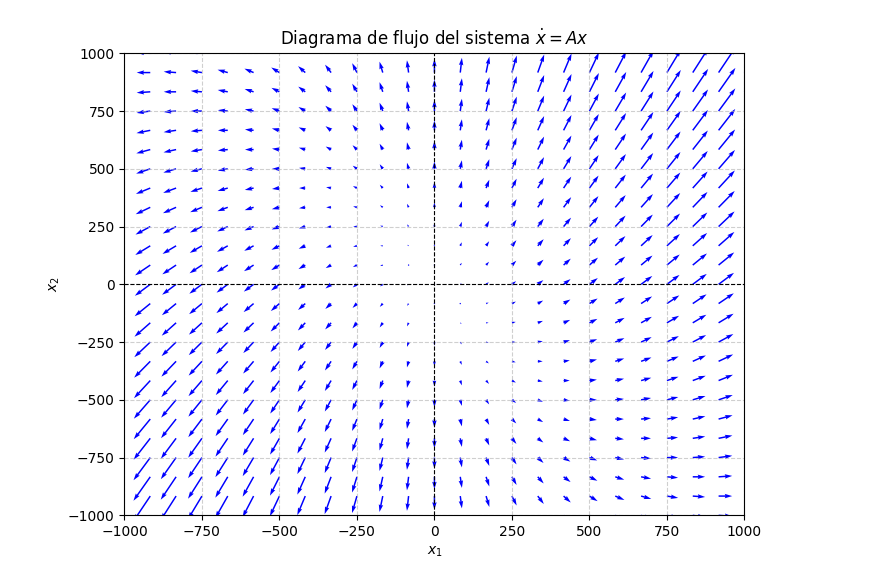
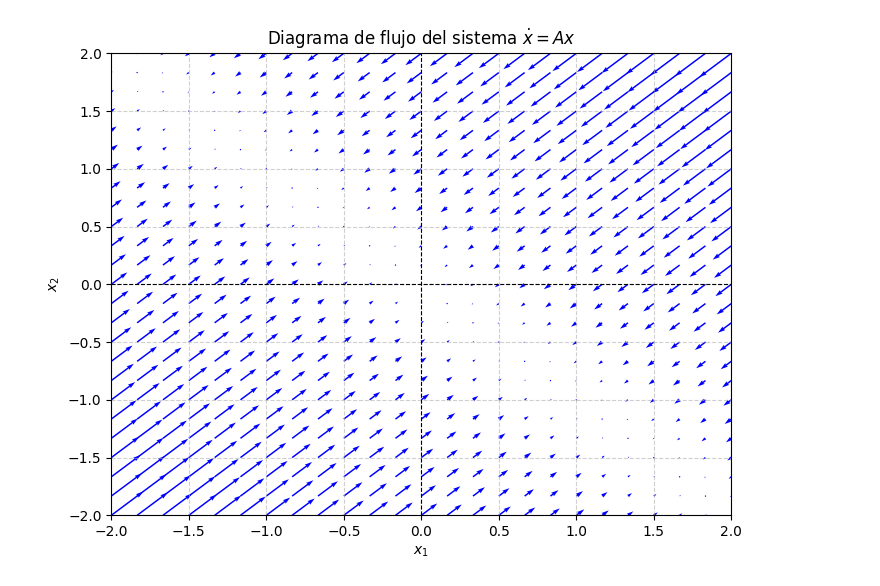
Before and after one commit to Kokemater/Computer_science_II, a Jupyter notebook: practices/repeated_practices/rk4_1_1/Edo_system_diagram.ipynb, the cells around one changed output. Drawn from its saved outputs; the diff is of its cells as text; code cells hidden in the pictures.

```diff
--- a/practices/repeated_practices/rk4_1_1/Edo_system_diagram.ipynb
+++ b/practices/repeated_practices/rk4_1_1/Edo_system_diagram.ipynb
@@ -9,34 +9,34 @@ def flujo_sistema(A, xlim=(-10, 10), ylim=(-1000, 1000), densidad=40):
     Args:
         A (np.ndarray): Matriz de coeficientes del sistema.
         xlim (tuple): Límites del eje x (min, max).
         ylim (tuple): Límites del eje y (min, max).
         densidad (int): Número de líneas de flujo por unidad de área.
     """
     # Generar un espacio de puntos en 2D
     x = np.linspace(xlim[0], xlim[1], densidad)
     y = np.linspace(ylim[0], ylim[1], densidad)
     X, Y = np.meshgrid(x, y)
 
     # Evaluar el campo vectorial
     U = A[0, 0] * X + A[0, 1] * Y
     V = A[1, 0] * X + A[1, 1] * Y
 
     # Crear la figura y el diagrama de flujo
     plt.figure(figsize=(8, 6))
     plt.quiver(X, Y, U, V, color="blue", angles="xy")
     plt.title("Diagrama de flujo del sistema $\dot{x} = A x$")
     plt.xlabel("$x_1$")
     plt.ylabel("$x_2$")
     plt.xlim(xlim)
     plt.ylim(ylim)
     plt.axhline(0, color="black", linewidth=0.8, linestyle="--")
     plt.axvline(0, color="black", linewidth=0.8, linestyle="--")
     plt.grid(True, linestyle="--", alpha=0.6)
     plt.show()
 
 # Ejemplo de uso
-A = np.array([[1, 0],
-              [1, 1]])  # Matriz de coeficientes
-flujo_sistema(A, xlim=(-1000, 1000), ylim=(-1000, 1000), densidad=25)
+A = np.array([[-2, -2],
+              [-2, -2]])  # Matriz de coeficientes
+flujo_sistema(A, xlim=(-2, 2), ylim=(-2, 2), densidad=25)
 # %% [output]
-[figure, old version]
+[figure, new version]
```
Also changed, not shown: 9 other files.
